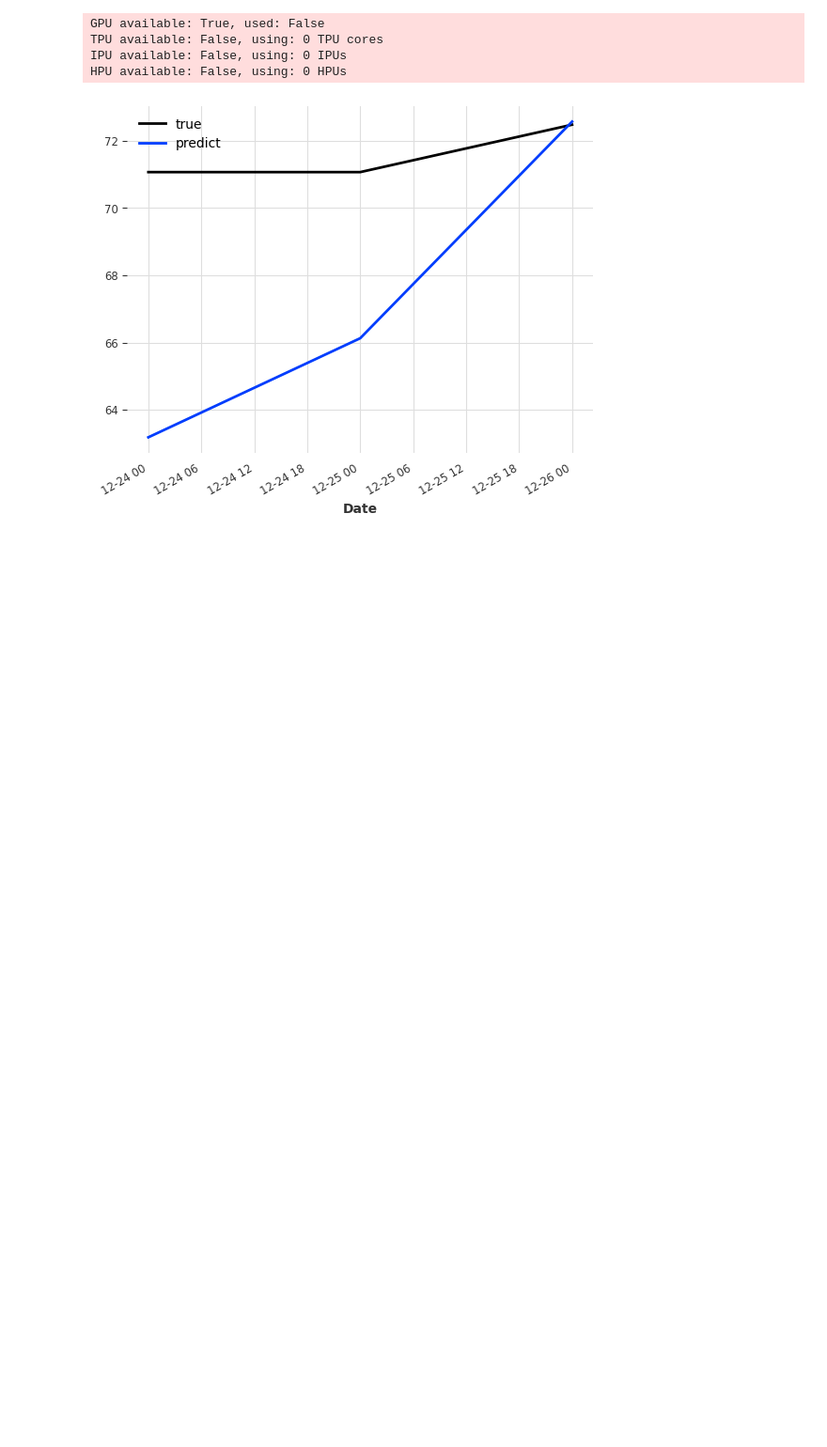
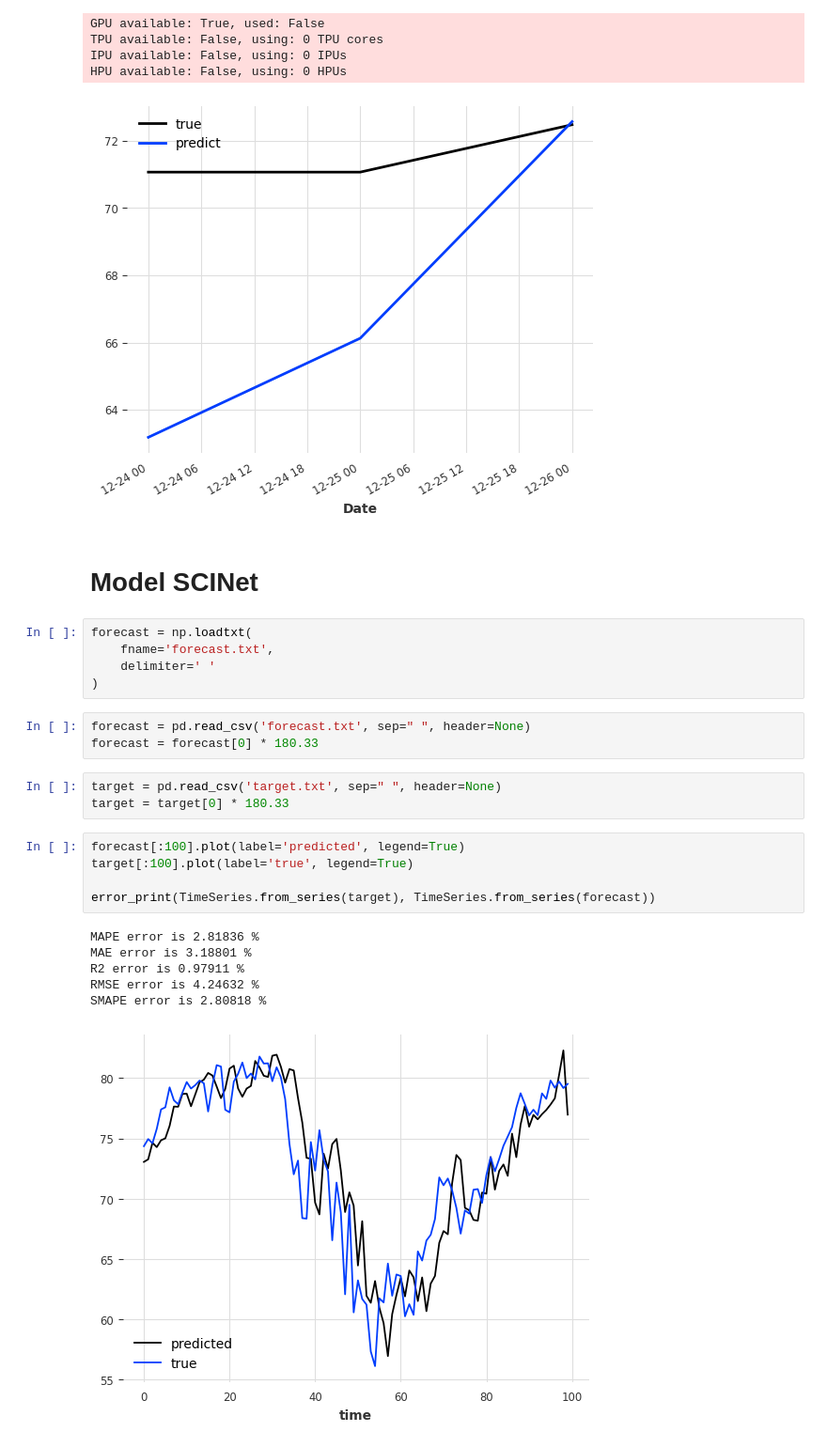
Before and after one commit to iandroid1812/HSE_Masters, a Jupyter notebook: darts.ipynb, the cells around one changed output. Shown: that part at 94% size. Saved outputs shown, nothing was run; the diff lists cells and outputs as text; blank space fills up the shorter version.

Commit message:
Added SCINet predictions

```diff
--- a/darts.ipynb
+++ b/darts.ipynb
@@ -725,3 +763,28 @@ TPU available: False, using: 0 TPU cores
 IPU available: False, using: 0 IPUs
 HPU available: False, using: 0 HPUs
 [figure]
+# %% [markdown]
+# Model SCINet
+# %%
+forecast = np.loadtxt(
+    fname='forecast.txt',
+    delimiter=' '
+)
+# %%
+forecast = pd.read_csv('forecast.txt', sep=" ", header=None)
+forecast = forecast[0] * 180.33
+# %%
+target = pd.read_csv('target.txt', sep=" ", header=None)
+target = target[0] * 180.33
+# %%
+forecast[:100].plot(label='predicted', legend=True)
+target[:100].plot(label='true', legend=True)
+
+error_print(TimeSeries.from_series(target), TimeSeries.from_series(forecast))
+# %% [output]
+MAPE error is 2.81836 %
+MAE error is 3.18801 %
+R2 error is 0.97911 %
+RMSE error is 4.24632 %
+SMAPE error is 2.80818 %
+[figure, added]
```
Also changed, not shown: parts of 11 cells of this notebook, 9 other files.
